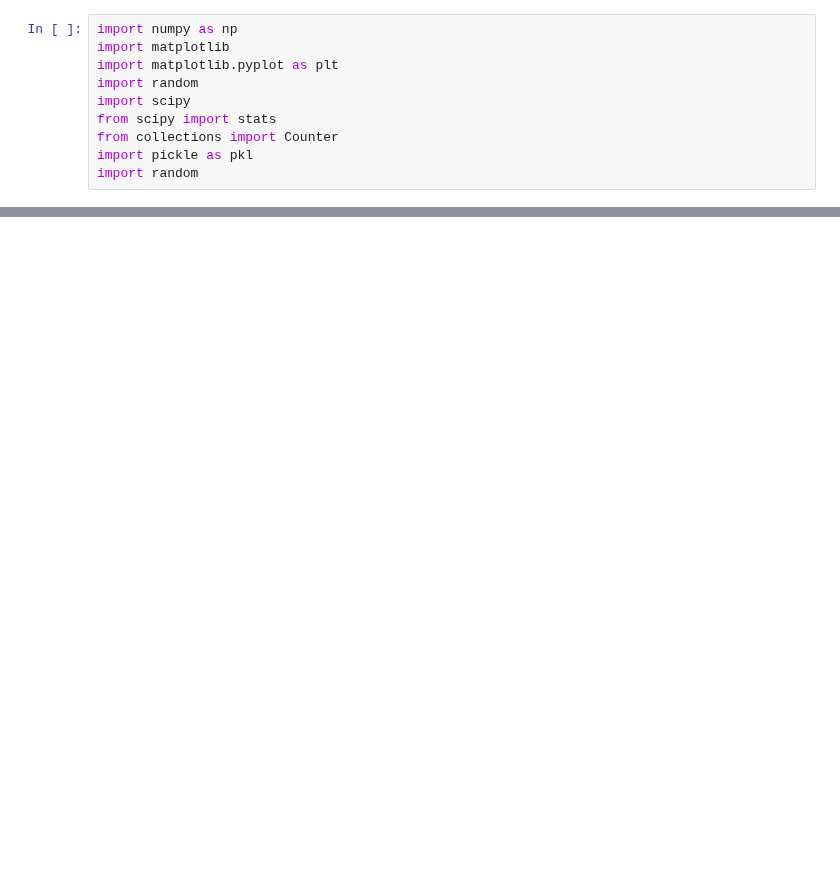
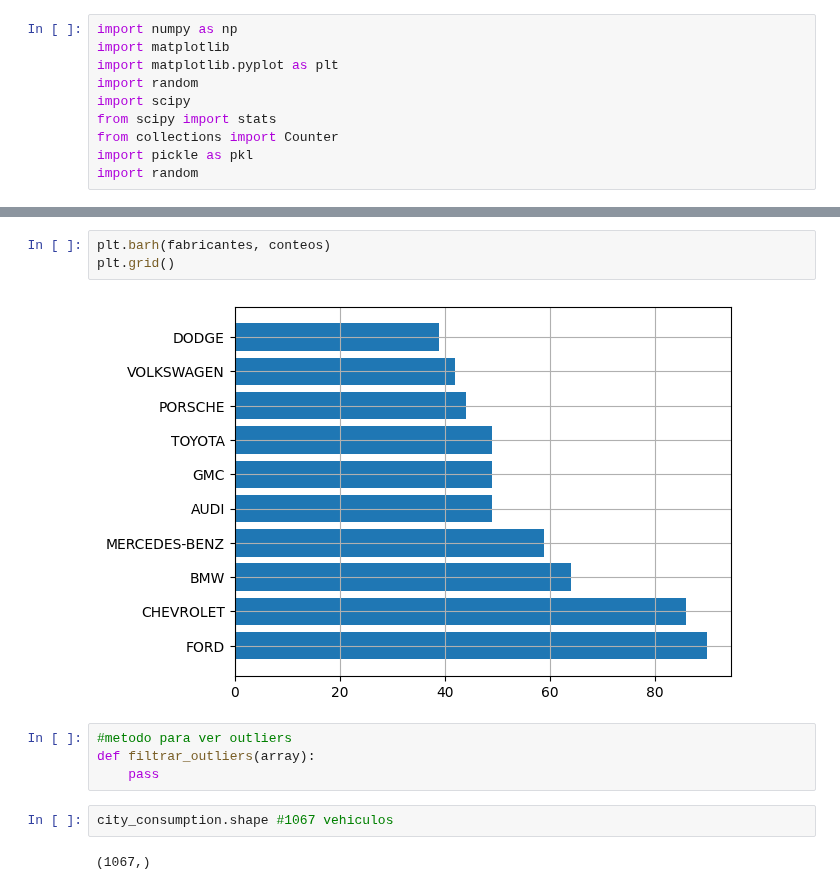
Before and after one commit to ceciorosco/Cecilia-Repositorio, a Jupyter notebook: Modulo 2/ejercicios_modulo_2.ipynb, the cells around one changed output, grey strips where cells are left out. Cells and saved outputs as stored; diff of their text form; blank space fills up the shorter version.

```diff
--- a/Modulo 2/ejercicios_modulo_2.ipynb
+++ b/Modulo 2/ejercicios_modulo_2.ipynb
@@ -230,0 +217,13 @@ Desviacion estandar: 4.10
+# %%
+plt.barh(fabricantes, conteos)
+plt.grid()
+# %% [output]
+[figure, added]
+# %%
+#metodo para ver outliers
+def filtrar_outliers(array):
+    pass
+# %%
+city_consumption.shape #1067 vehiculos
+# %% [output]
+(1067,)
```
Also changed, not shown: parts of 22 cells of this notebook.
